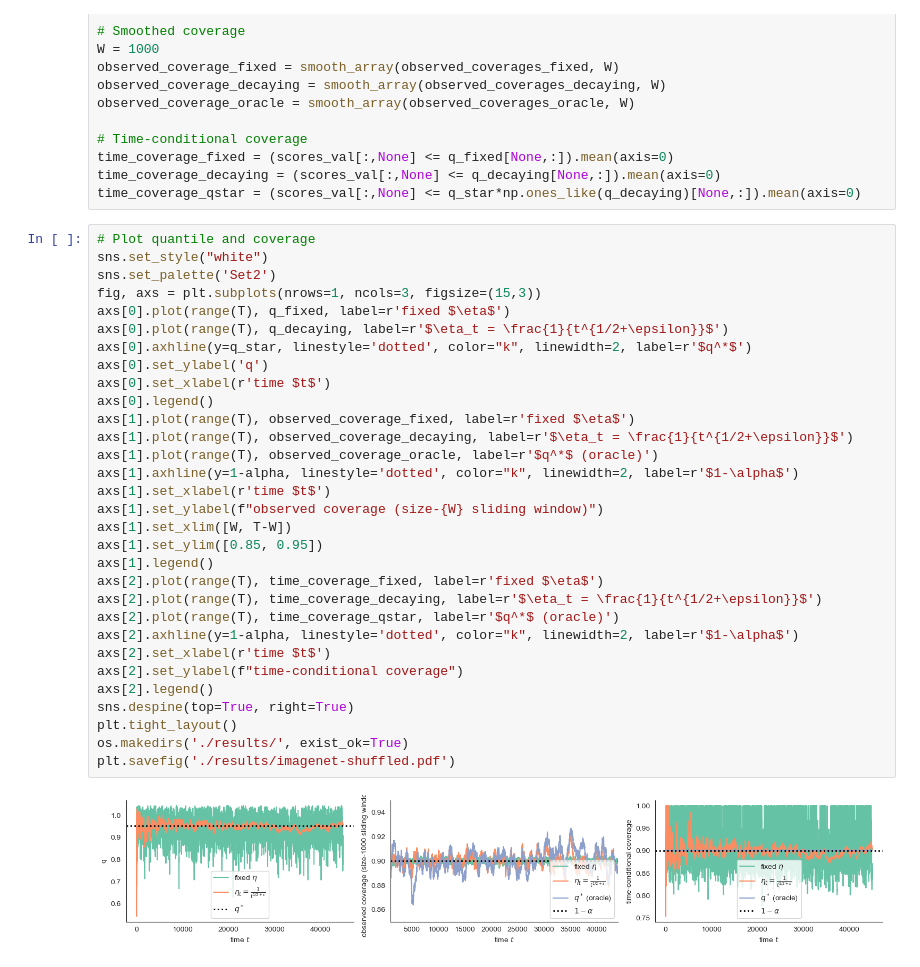
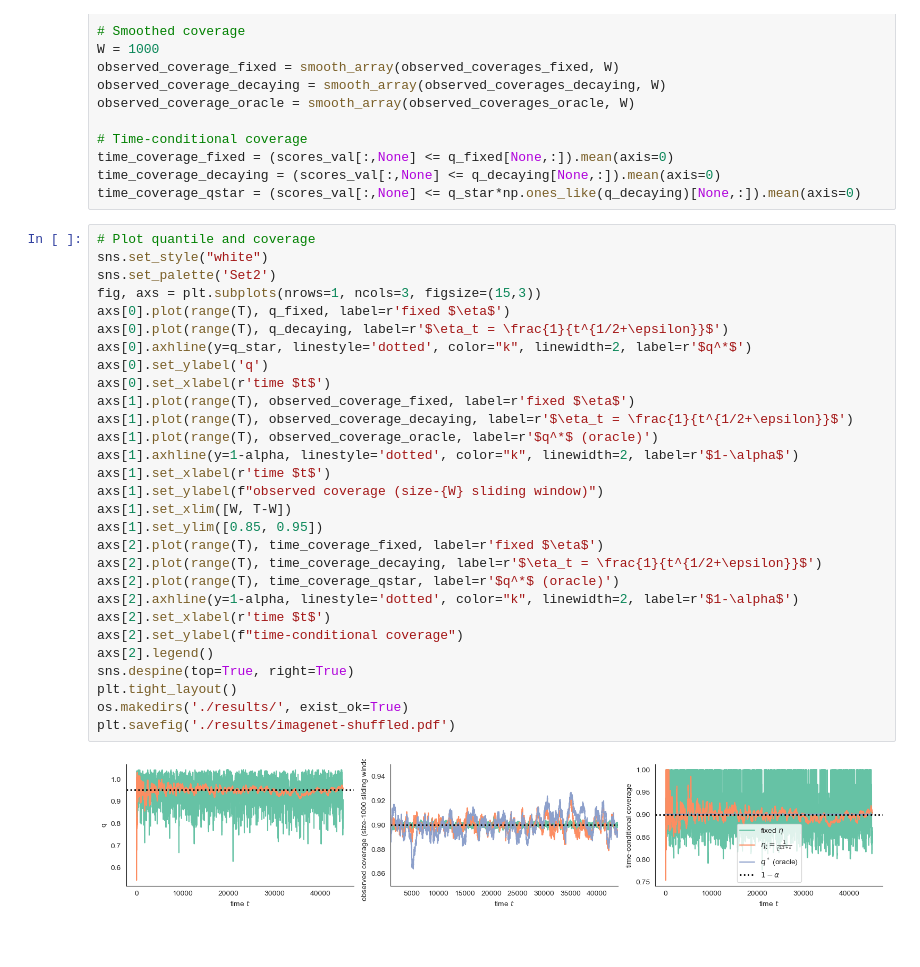
Before and after one commit to aangelopoulos/online-conformal-decaying, a Jupyter notebook: imagenet-smallest-sets.ipynb, the cells around one changed output. Drawn from its saved outputs; the diff is of its cells as text.

Commit message:
[remove legends]

```diff
--- a/imagenet-smallest-sets.ipynb
+++ b/imagenet-smallest-sets.ipynb
@@ -86,33 +86,31 @@ time_coverage_qstar = (scores_val[:,None] <= q_star*np.ones_like(q_decaying)[Non
 # %%
 # Plot quantile and coverage
 sns.set_style("white")
 sns.set_palette('Set2')
 fig, axs = plt.subplots(nrows=1, ncols=3, figsize=(15,3))
 axs[0].plot(range(T), q_fixed, label=r'fixed $\eta$')
 axs[0].plot(range(T), q_decaying, label=r'$\eta_t = \frac{1}{t^{1/2+\epsilon}}$')
 axs[0].axhline(y=q_star, linestyle='dotted', color="k", linewidth=2, label=r'$q^*$')
 axs[0].set_ylabel('q')
 axs[0].set_xlabel(r'time $t$')
-axs[0].legend()
 axs[1].plot(range(T), observed_coverage_fixed, label=r'fixed $\eta$')
 axs[1].plot(range(T), observed_coverage_decaying, label=r'$\eta_t = \frac{1}{t^{1/2+\epsilon}}$')
 axs[1].plot(range(T), observed_coverage_oracle, label=r'$q^*$ (oracle)')
 axs[1].axhline(y=1-alpha, linestyle='dotted', color="k", linewidth=2, label=r'$1-\alpha$')
 axs[1].set_xlabel(r'time $t$')
 axs[1].set_ylabel(f"observed coverage (size-{W} sliding window)")
 axs[1].set_xlim([W, T-W])
 axs[1].set_ylim([0.85, 0.95])
-axs[1].legend()
 axs[2].plot(range(T), time_coverage_fixed, label=r'fixed $\eta$')
 axs[2].plot(range(T), time_coverage_decaying, label=r'$\eta_t = \frac{1}{t^{1/2+\epsilon}}$')
 axs[2].plot(range(T), time_coverage_qstar, label=r'$q^*$ (oracle)')
 axs[2].axhline(y=1-alpha, linestyle='dotted', color="k", linewidth=2, label=r'$1-\alpha$')
 axs[2].set_xlabel(r'time $t$')
 axs[2].set_ylabel(f"time-conditional coverage")
 axs[2].legend()
 sns.despine(top=True, right=True)
 plt.tight_layout()
 os.makedirs('./results/', exist_ok=True)
 plt.savefig('./results/imagenet-shuffled.pdf')
 # %% [output]
-[figure, old version]
+[figure, new version]
```
Also changed, not shown: 1 other file.
